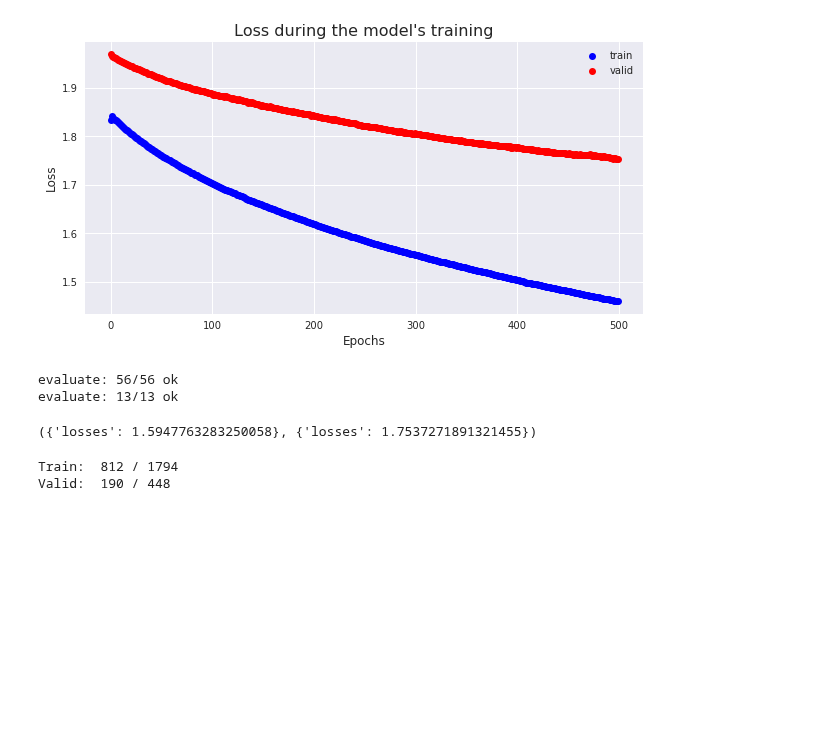
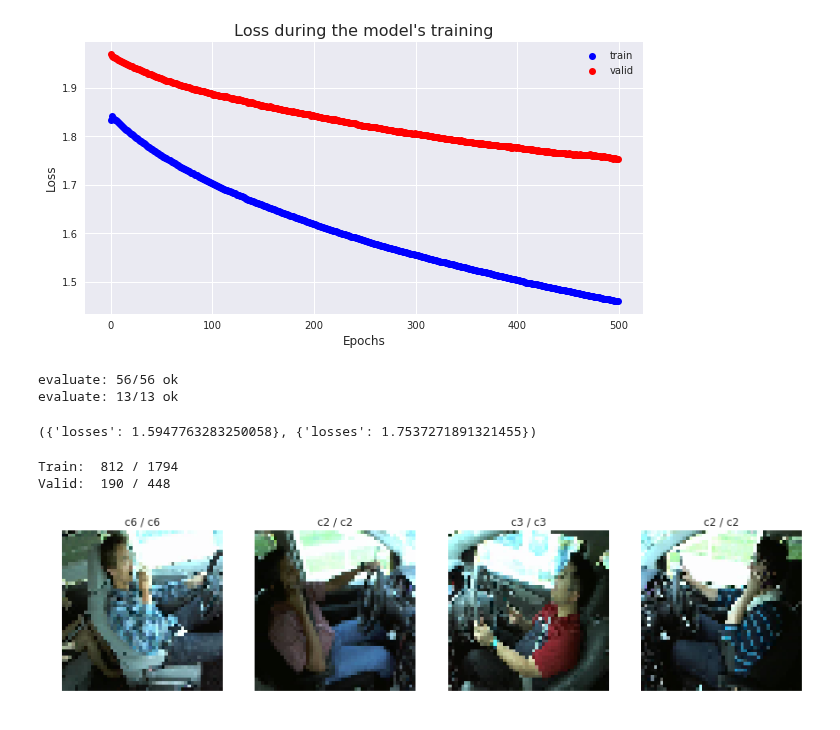
Before and after one commit to RenatoBMLR/state-farm-distracted-driver-detection, a Jupyter notebook: Distracted_Driver_Detection.ipynb, the cells around one changed output. Drawn from its saved outputs; the diff is of its cells as text; code cells hidden in the pictures; blank space fills up the shorter version.

Commit message:
created function and visualize mismatch predictions

```diff
--- a/Distracted_Driver_Detection.ipynb
+++ b/Distracted_Driver_Detection.ipynb
@@ -474,3 +474,25 @@ print('Valid: ', correct_valid, '/', len(conv_dset['valid']) )
 # %% [output]
 Train:  812 / 1794
 Valid:  190 / 448
+# %%
+lst_correct = np.where(result_train['true'] == result_train['pred'])[0]
+lst_incorrect = np.where(result_train['true'] != result_train['pred'])[0]
+# %%
+def visualize_predictions(dsets, lst, path2save = []):
+
+    fig = plt.figure(figsize=(15,6))
+    for i, j in enumerate(range(0,4)):
+        fig.add_subplot(1,4, i+1)
+        (inputs, output) = dsets[lst[j]]
+        img = denormalize(inputs.numpy())
+        img = np.clip(img, 0, 1.0)
+        plt.imshow(img)
+        #plt.title('{0} / {1}'.format(labels['c'+str(output)],  labels[('c'+str(result_train['pred'][lst[j]]))]))
+        plt.title('{0} / {1}'.format(('c'+str(output)),  ('c'+str(result_train['pred'][lst[j]]))))
+        plt.axis('off')
+    if len(path2save) !=0:
+        fig.savefig(path2save)
+# %%
+visualize_predictions(dsets['train'], lst_correct)
+# %% [output]
+[figure, added]
```
Also changed, not shown: parts of 1 cell of this notebook.
